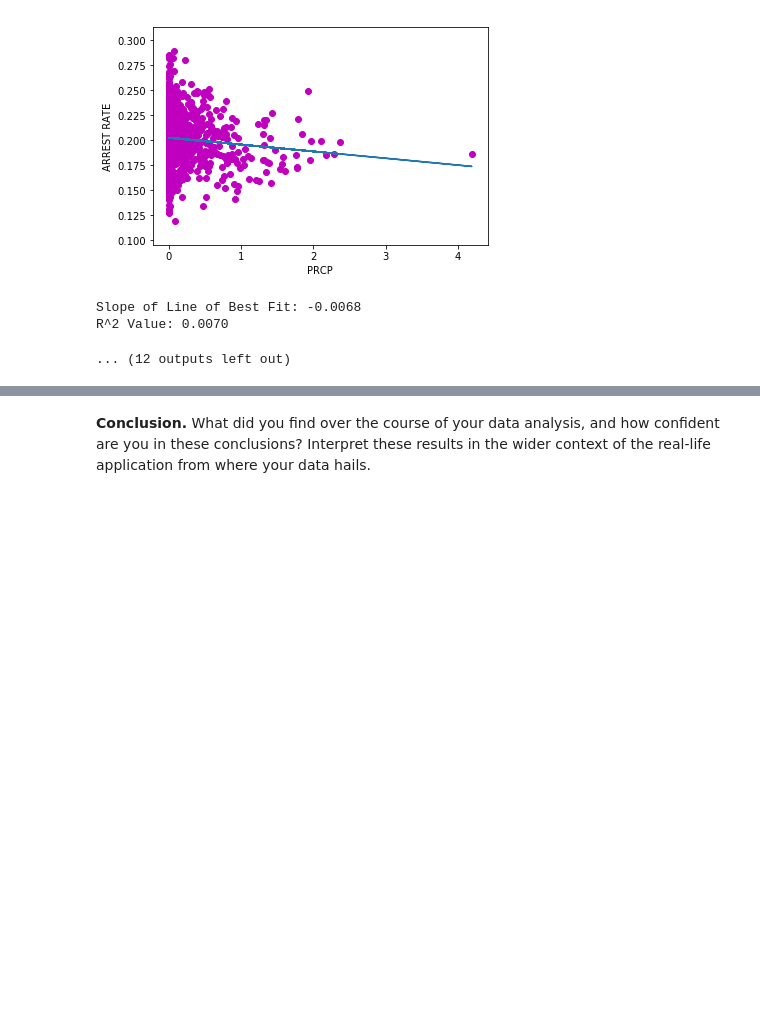
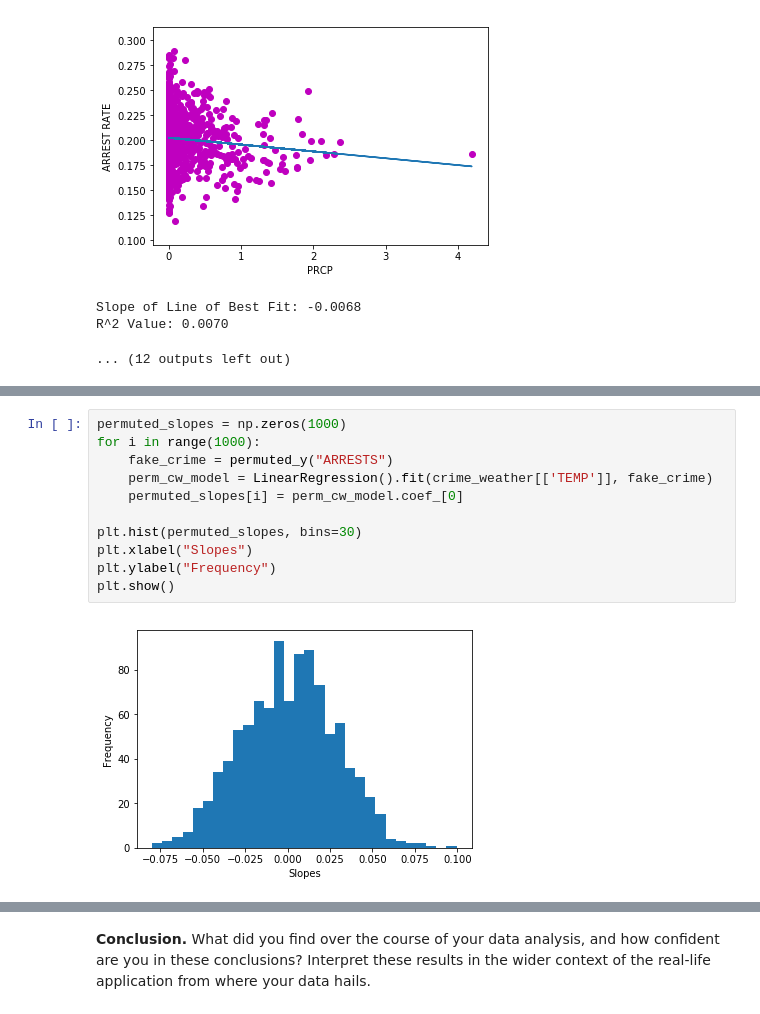
Before and after one commit to ajd2000/info-2950-final-project, a Jupyter notebook: final_report.ipynb, the cells around one changed output, grey strips where cells are left out. Saved outputs shown, nothing was run; the diff lists cells and outputs as text; blank space fills up the shorter version.

```diff
--- a/final_report.ipynb
+++ b/final_report.ipynb
@@ -76,0 +95,13 @@ Out of all of the regressions we ran, the strongest correlation was between Temp
+# %%
+permuted_slopes = np.zeros(1000)
+for i in range(1000):
+    fake_crime = permuted_y("ARRESTS")
+    perm_cw_model = LinearRegression().fit(crime_weather[['TEMP']], fake_crime)
+    permuted_slopes[i] = perm_cw_model.coef_[0]
+
+plt.hist(permuted_slopes, bins=30)
+plt.xlabel("Slopes")
+plt.ylabel("Frequency")
+plt.show()
+# %% [output]
+[figure, added]
```
Also changed, not shown: parts of 5 cells of this notebook.
